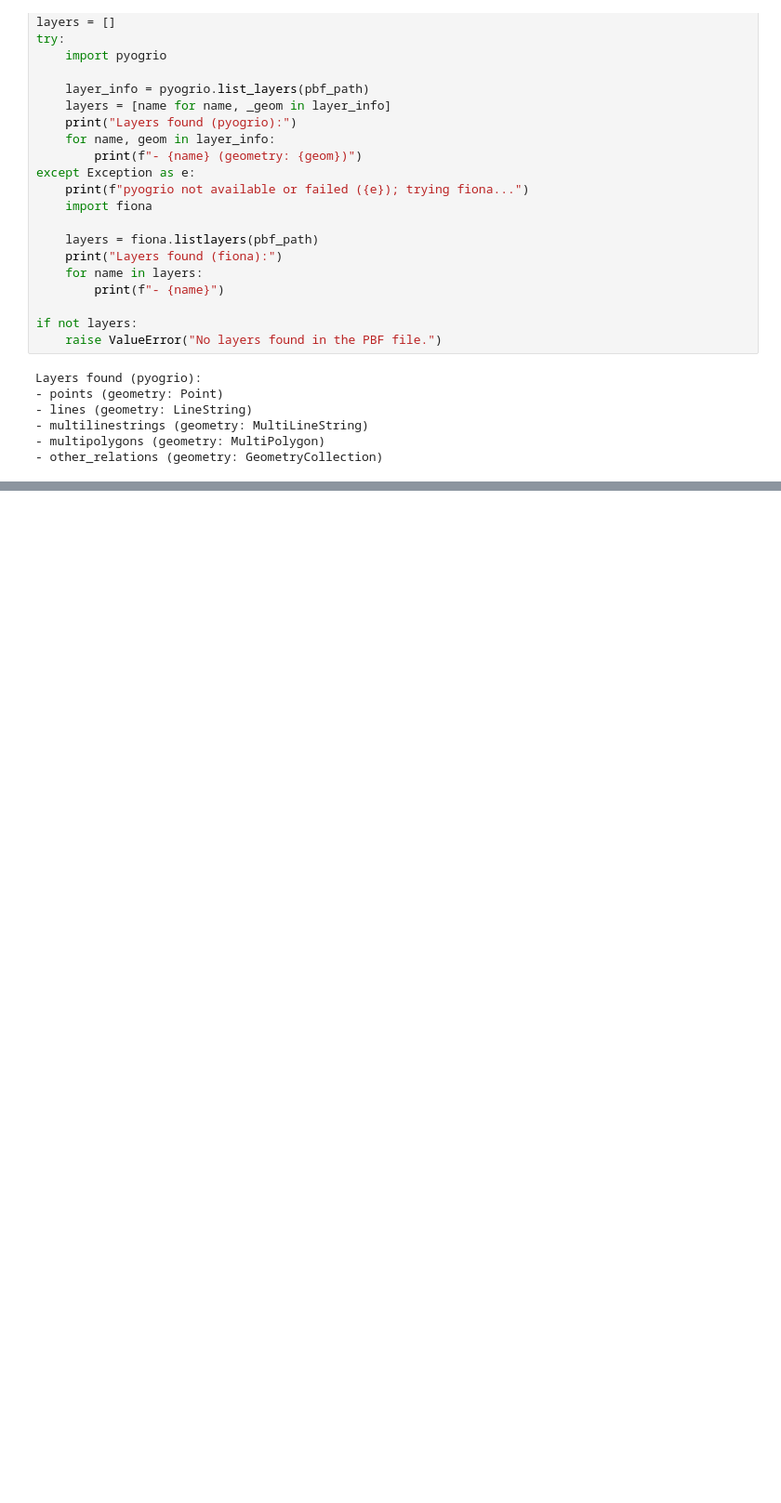
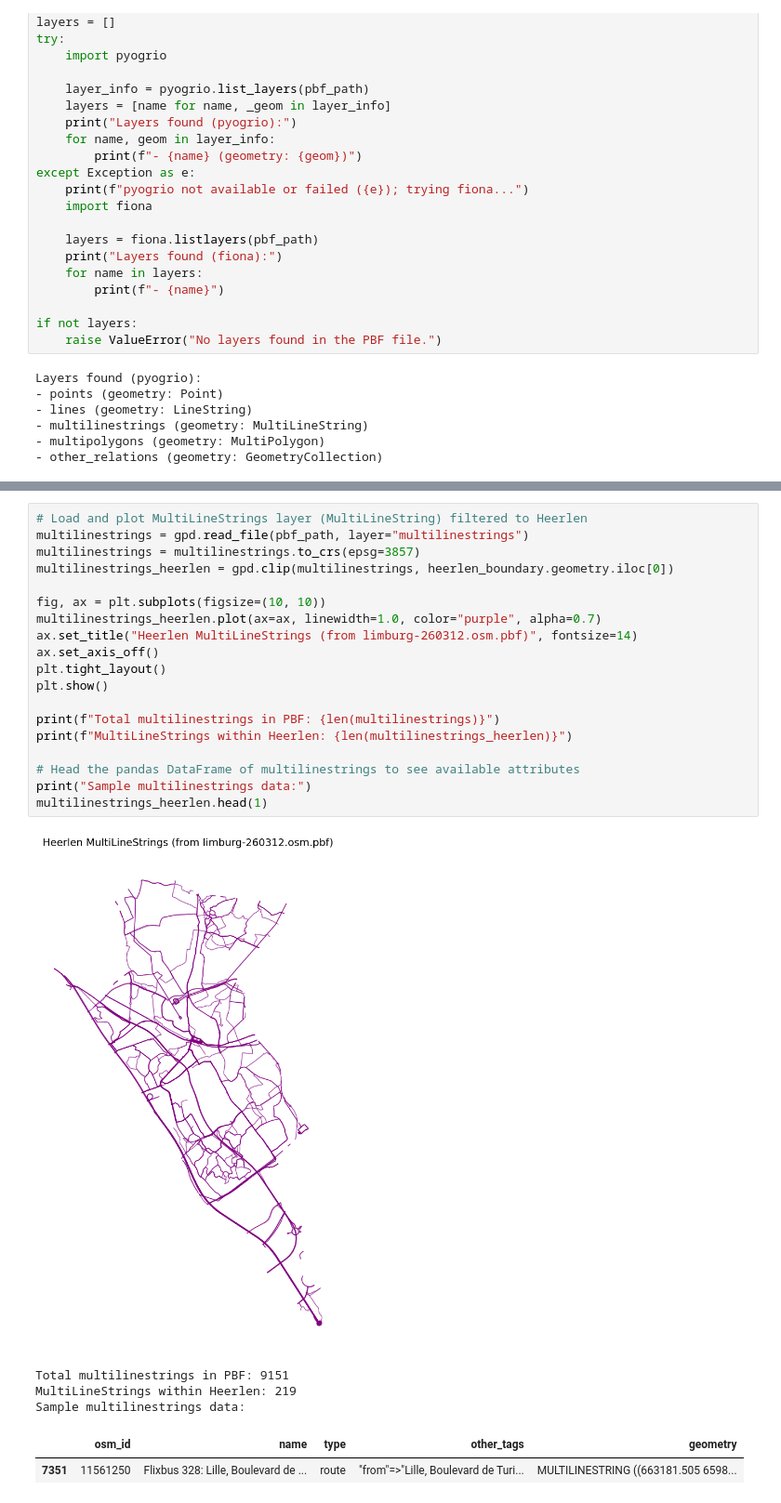
Before and after one commit to Research-Center-Data-Intelligence/Homecare-route-planner, a Jupyter notebook: routing_scripts/map_display.ipynb, the cells around one changed output, grey strips where cells are left out. Shown at 93% size. Drawn from its saved outputs; the diff is of its cells as text; blank space fills up the shorter version.

```diff
--- a/routing_scripts/map_display.ipynb
+++ b/routing_scripts/map_display.ipynb
@@ -815,0 +856,26 @@ KeyboardInterrupt:
+# %%
+# Load and plot MultiLineStrings layer (MultiLineString) filtered to Heerlen
+multilinestrings = gpd.read_file(pbf_path, layer="multilinestrings")
+multilinestrings = multilinestrings.to_crs(epsg=3857)
+multilinestrings_heerlen = gpd.clip(multilinestrings, heerlen_boundary.geometry.iloc[0])
+
+fig, ax = plt.subplots(figsize=(10, 10))
+multilinestrings_heerlen.plot(ax=ax, linewidth=1.0, color="purple", alpha=0.7)
+ax.set_title("Heerlen MultiLineStrings (from limburg-260312.osm.pbf)", fontsize=14)
+ax.set_axis_off()
+plt.tight_layout()
+plt.show()
+
+print(f"Total multilinestrings in PBF: {len(multilinestrings)}")
+print(f"MultiLineStrings within Heerlen: {len(multilinestrings_heerlen)}")
+
+# Head the pandas DataFrame of multilinestrings to see available attributes
+print("Sample multilinestrings data:")
+multilinestrings_heerlen.head(1)
+# %% [output]
+[figure, added]
+Total multilinestrings in PBF: 9151
+MultiLineStrings within Heerlen: 219
+Sample multilinestrings data:
+|  | osm_id | name | type | other_tags | geometry |
+| 7351 | 11561250 | Flixbus 328: Lille, Boulevard de ... | route | "from"=>"Lille, Boulevard de Turi... | MULTILINESTRING ((663181.505 6598... |
```
Also changed, not shown: parts of 6 cells of this notebook, 1 other file.
